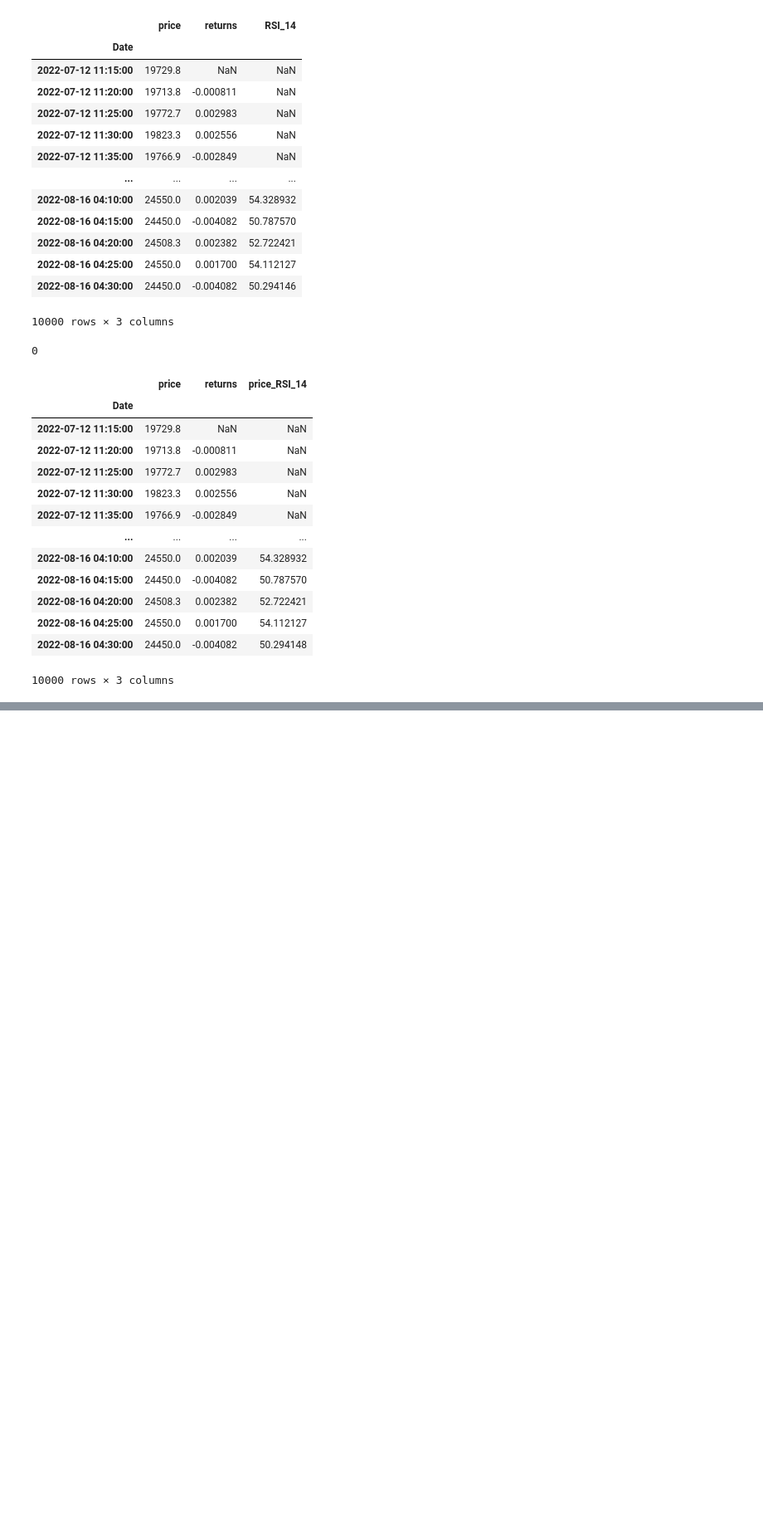
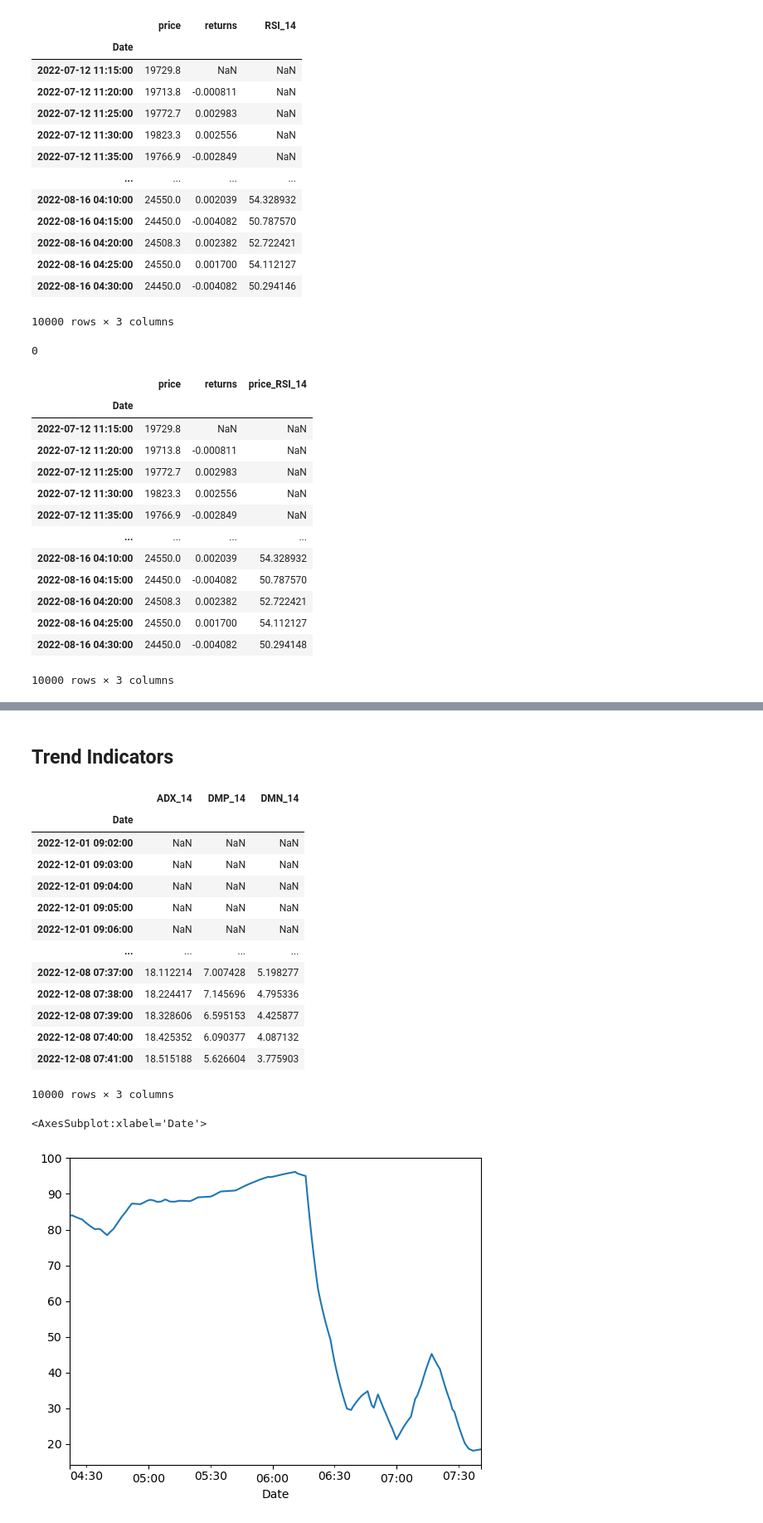
Before and after one commit to mauricioavs/trading-bot, a Jupyter notebook: Technical Indicators.ipynb, the cells around one changed output, grey strips where cells are left out. Shown at 83% size. Drawn from its saved outputs; the diff is of its cells as text; code cells hidden in the pictures; blank space fills up the shorter version.

```diff
--- a/Technical Indicators.ipynb
+++ b/Technical Indicators.ipynb
@@ -848,0 +930,27 @@ raw #notice that original dataframe is changed
+# %% [markdown]
+## Trend Indicators
+# %%
+df = pd.DataFrame()
+#df.ta.indicators()
+# Help about an indicator
+#help(ta.cdl_pattern)
+df = ta.adx(close = raw["Close"], high = raw["High"], low = raw["Low"])
+display(df)
+df["ADX_14"].tail(200).plot()
+# %% [output]
+|  | ADX_14 | DMP_14 | DMN_14 |
+| Date |  |  |  |
+| 2022-12-01 09:02:00 | NaN | NaN | NaN |
+| 2022-12-01 09:03:00 | NaN | NaN | NaN |
+| 2022-12-01 09:04:00 | NaN | NaN | NaN |
+| 2022-12-01 09:05:00 | NaN | NaN | NaN |
+| 2022-12-01 09:06:00 | NaN | NaN | NaN |
+| ... | ... | ... | ... |
+| 2022-12-08 07:37:00 | 18.112214 | 7.007428 | 5.198277 |
+| 2022-12-08 07:38:00 | 18.224417 | 7.145696 | 4.795336 |
+| 2022-12-08 07:39:00 | 18.328606 | 6.595153 | 4.425877 |
+| 2022-12-08 07:40:00 | 18.425352 | 6.090377 | 4.087132 |
+| 2022-12-08 07:41:00 | 18.515188 | 5.626604 | 3.775903 |
+10000 rows × 3 columns
+<AxesSubplot:xlabel='Date'>
+[figure, added]
```
Also changed, not shown: parts of 29 cells of this notebook, 2 other files.
